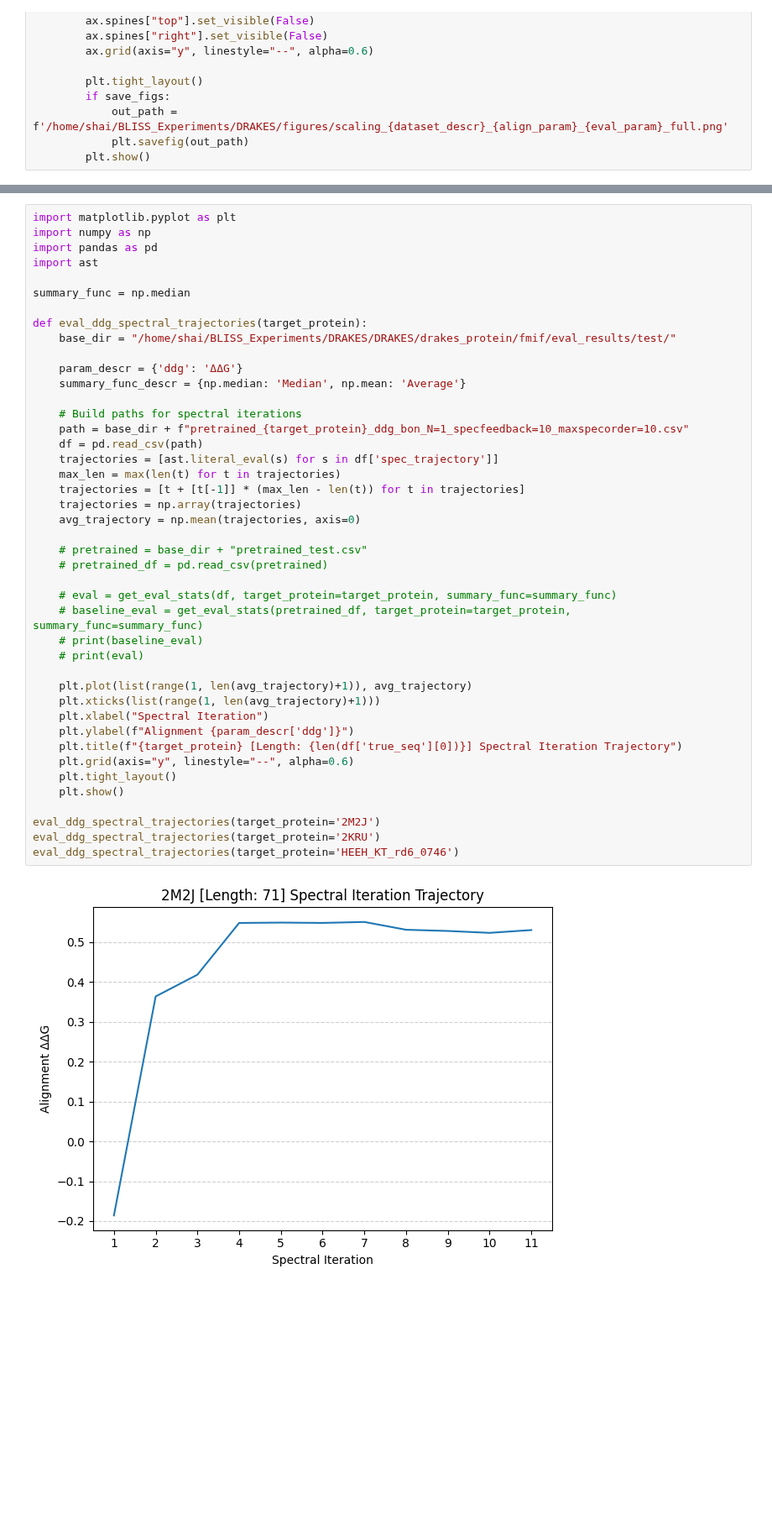
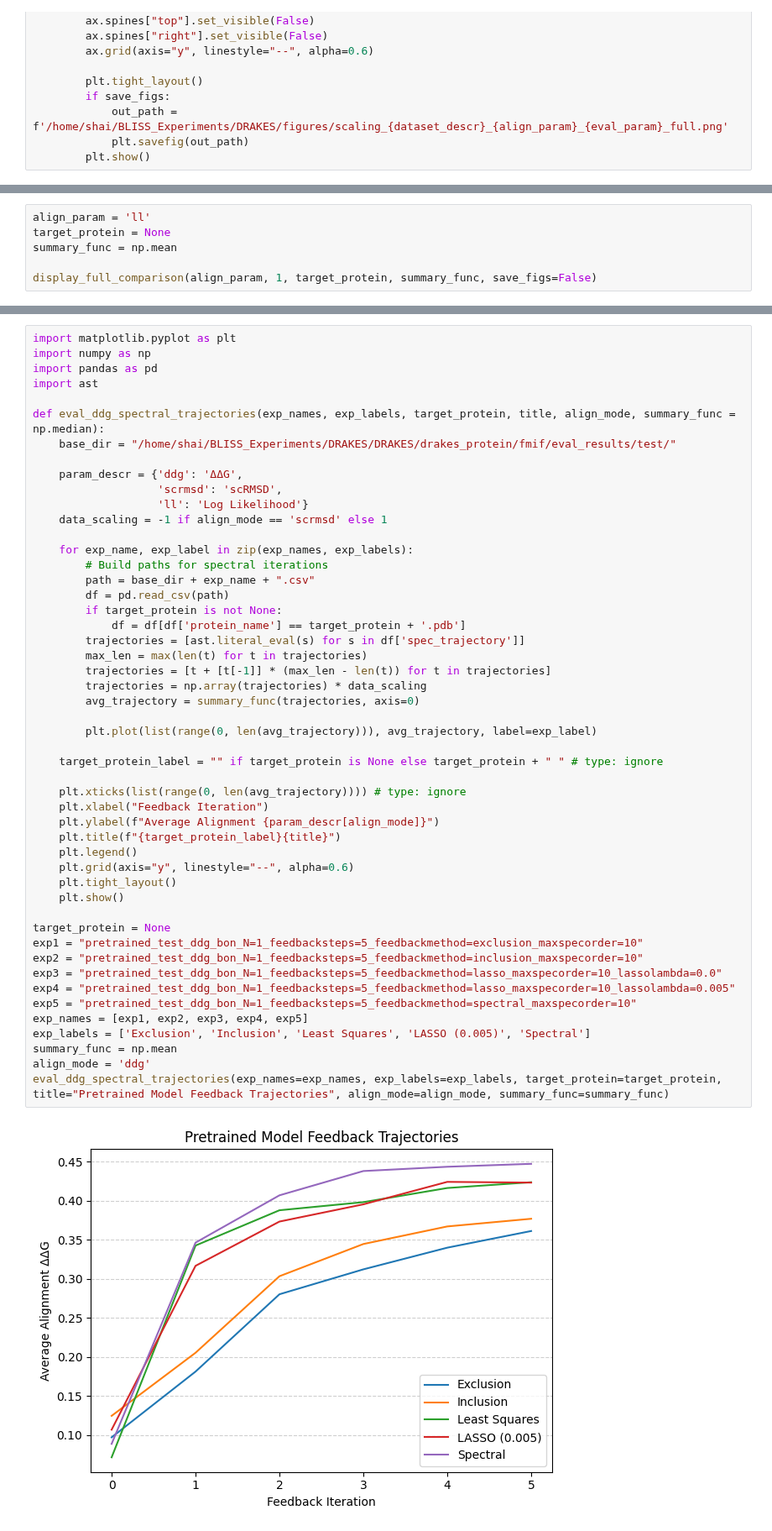
Before and after one commit to shainotshy1/BLISS_Experiments, a Jupyter notebook: DRAKES/analyze_distribution.ipynb, the cells around one changed output, grey strips where cells are left out. Shown at 84% size. Cells and saved outputs as stored; diff of their text form; blank space fills up the shorter version.

```diff
--- a/DRAKES/analyze_distribution.ipynb
+++ b/DRAKES/analyze_distribution.ipynb
@@ -318,3 +311,9 @@ def display_full_comparison(align_param, N, target_protein, summary_func, save_f
     analyze_protein_gen_helper_violin(target_protein, data, labels, colors, 'ddg_eval', y_label='Predicted ΔΔG', legend_pos='right', title=f'Sampling vs DRAKES Alignment {protein_output}ΔΔG Evaluation (N={N}, K=5)', out_path=ddg_outpath)
     analyze_protein_gen_helper_violin(target_protein, data, labels, colors, 'loglikelihood', y_label='Log Likelihood', legend_pos='right', title=f'Sampling vs DRAKES Alignment {protein_output}Log Likelihood Evaluation (N={N}, K=5)', out_path=ll_outpath)
     analyze_protein_gen_helper_violin(target_protein, data, labels, colors, 'scrmsd', y_label='scRMSD', legend_pos='right', title=f'Sampling vs DRAKES Alignment {protein_output}scRMSD Evaluation (N={N}, K=5)', out_path=scrmsd_outpath)
+# %%
+align_param = 'll'
+target_protein = None
+summary_func = np.mean
+
+display_full_comparison(align_param, 1, target_protein, summary_func, save_figs=False)
@@ -394,45 +399,52 @@ plot_ddg_spectral_iterations(target_protein=None)
 # %%
 import matplotlib.pyplot as plt
 import numpy as np
 import pandas as pd
 import ast
 
-summary_func = np.median
-
-def eval_ddg_spectral_trajectories(target_protein):
+def eval_ddg_spectral_trajectories(exp_names, exp_labels, target_protein, title, align_mode, summary_func = np.median):
     base_dir = "/home/shai/BLISS_Experiments/DRAKES/DRAKES/drakes_protein/fmif/eval_results/test/"
 
-    param_descr = {'ddg': 'ΔΔG'}
-    summary_func_descr = {np.median: 'Median', np.mean: 'Average'}
+    param_descr = {'ddg': 'ΔΔG',
+                   'scrmsd': 'scRMSD',
+                   'll': 'Log Likelihood'}
+    data_scaling = -1 if align_mode == 'scrmsd' else 1
 
-    # Build paths for spectral iterations
-    path = base_dir + f"pretrained_{target_protein}_ddg_bon_N=1_specfeedback=10_maxspecorder=10.csv"
-    df = pd.read_csv(path)
-    trajectories = [ast.literal_eval(s) for s in df['spec_trajectory']]
-    max_len = max(len(t) for t in trajectories)
-    trajectories = [t + [t[-1]] * (max_len - len(t)) for t in trajectories]
-    trajectories = np.array(trajectories)
-    avg_trajectory = np.mean(trajectories, axis=0)
+    for exp_name, exp_label in zip(exp_names, exp_labels):
+        # Build paths for spectral iterations
+        path = base_dir + exp_name + ".csv"
+        df = pd.read_csv(path)
+        if target_protein is not None:
+            df = df[df['protein_name'] == target_protein + '.pdb']
+        trajectories = [ast.literal_eval(s) for s in df['spec_trajectory']]
+        max_len = max(len(t) for t in trajectories)
+        trajectories = [t + [t[-1]] * (max_len - len(t)) for t in trajectories]
+        trajectories = np.array(trajectories) * data_scaling
+        avg_trajectory = summary_func(trajectories, axis=0)
 
-    # pretrained = base_dir + "pretrained_test.csv"
-    # pretrained_df = pd.read_csv(pretrained)
+        plt.plot(list(range(0, len(avg_trajectory))), avg_trajectory, label=exp_label)
 
-    # eval = get_eval_stats(df, target_protein=target_protein, summary_func=summary_func)
-    # baseline_eval = get_eval_stats(pretrained_df, target_protein=target_protein, summary_func=summary_func)
-    # print(baseline_eval)
-    # print(eval)
+    target_protein_label = "" if target_protein is None else target_protein + " " # type: ignore
 
-    plt.plot(list(range(1, len(avg_trajectory)+1)), avg_trajectory)
-    plt.xticks(list(range(1, len(avg_trajectory)+1)))
-    plt.xlabel("Spectral Iteration")
-    plt.ylabel(f"Alignment {param_descr['ddg']}")
-    plt.title(f"{target_protein} [Length: {len(df['true_seq'][0])}] Spectral Iteration Trajectory")
+    plt.xticks(list(range(0, len(avg_trajectory)))) # type: ignore
+    plt.xlabel("Feedback Iteration")
+    plt.ylabel(f"Average Alignment {param_descr[align_mode]}")
+    plt.title(f"{target_protein_label}{title}")
+    plt.legend()
     plt.grid(axis="y", linestyle="--", alpha=0.6)
     plt.tight_layout()
     plt.show()
 
-eval_ddg_spectral_trajectories(target_protein='2M2J')
-eval_ddg_spectral_trajectories(target_protein='2KRU')
-eval_ddg_spectral_trajectories(target_protein='HEEH_KT_rd6_0746')
+target_protein = None
+exp1 = "pretrained_test_ddg_bon_N=1_feedbacksteps=5_feedbackmethod=exclusion_maxspecorder=10"
+exp2 = "pretrained_test_ddg_bon_N=1_feedbacksteps=5_feedbackmethod=inclusion_maxspecorder=10"
+exp3 = "pretrained_test_ddg_bon_N=1_feedbacksteps=5_feedbackmethod=lasso_maxspecorder=10_lassolambda=0.0"
+exp4 = "pretrained_test_ddg_bon_N=1_feedbacksteps=5_feedbackmethod=lasso_maxspecorder=10_lassolambda=0.005"
+exp5 = "pretrained_test_ddg_bon_N=1_feedbacksteps=5_feedbackmethod=spectral_maxspecorder=10"
+exp_names = [exp1, exp2, exp3, exp4, exp5]
+exp_labels = ['Exclusion', 'Inclusion', 'Least Squares', 'LASSO (0.005)', 'Spectral']
+summary_func = np.mean
+align_mode = 'ddg'
+eval_ddg_spectral_trajectories(exp_names=exp_names, exp_labels=exp_labels, target_protein=target_protein, title="Pretrained Model Feedback Trajectories", align_mode=align_mode, summary_func=summary_func)
 # %% [output]
-[figure, old version]
+[figure, new version]
```
Also changed, not shown: parts of 8 cells of this notebook, 1 other file.
